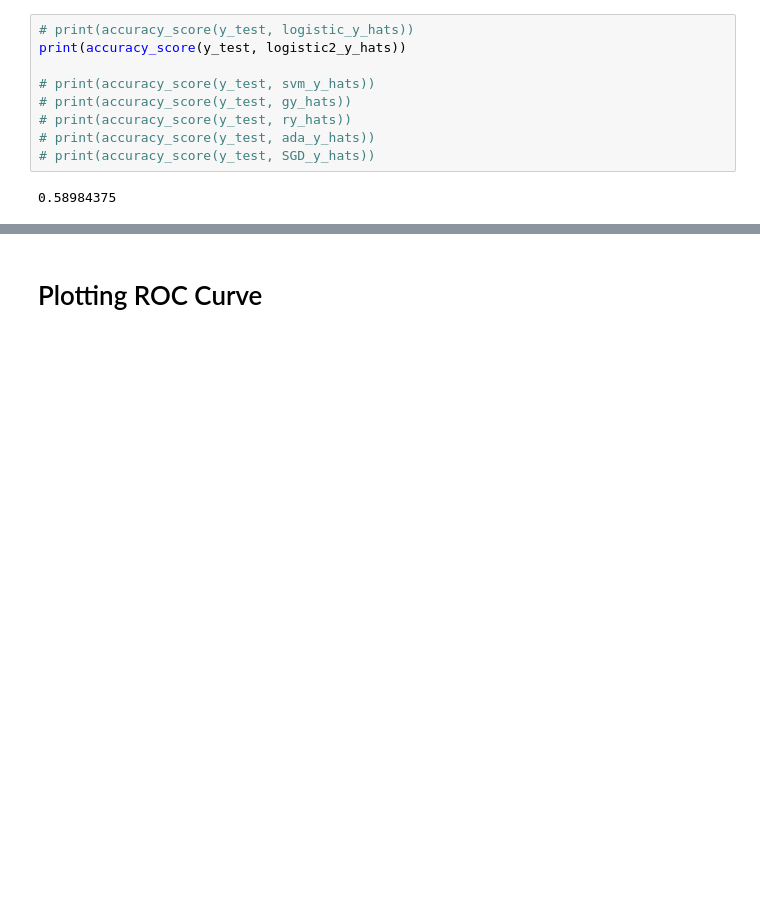
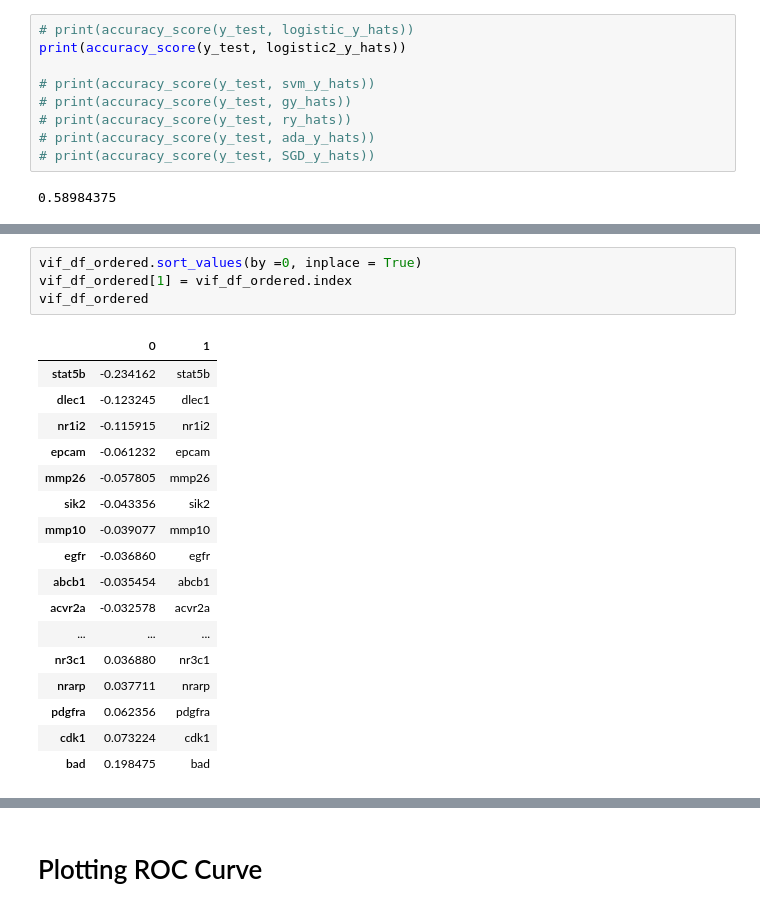
Before and after one commit to Cpizzle1/capstone2, a Jupyter notebook: notebooks/Models.ipynb, the cells around one changed output, grey strips where cells are left out. Saved outputs shown, nothing was run; the diff lists cells and outputs as text; blank space fills up the shorter version.

```diff
--- a/notebooks/Models.ipynb
+++ b/notebooks/Models.ipynb
@@ -318,0 +411,22 @@ print(accuracy_score(y_test, logistic2_y_hats))
+# %%
+vif_df_ordered.sort_values(by =0, inplace = True)
+vif_df_ordered[1] = vif_df_ordered.index
+vif_df_ordered
+# %% [output]
+|  | 0 | 1 |
+| stat5b | -0.234162 | stat5b |
+| dlec1 | -0.123245 | dlec1 |
+| nr1i2 | -0.115915 | nr1i2 |
+| epcam | -0.061232 | epcam |
+| mmp26 | -0.057805 | mmp26 |
+| sik2 | -0.043356 | sik2 |
+| mmp10 | -0.039077 | mmp10 |
+| egfr | -0.036860 | egfr |
+| abcb1 | -0.035454 | abcb1 |
+| acvr2a | -0.032578 | acvr2a |
+| ... | ... | ... |
+| nr3c1 | 0.036880 | nr3c1 |
+| nrarp | 0.037711 | nrarp |
+| pdgfra | 0.062356 | pdgfra |
+| cdk1 | 0.073224 | cdk1 |
+| bad | 0.198475 | bad |
```
Also changed, not shown: parts of 12 cells of this notebook, 3 other files.
